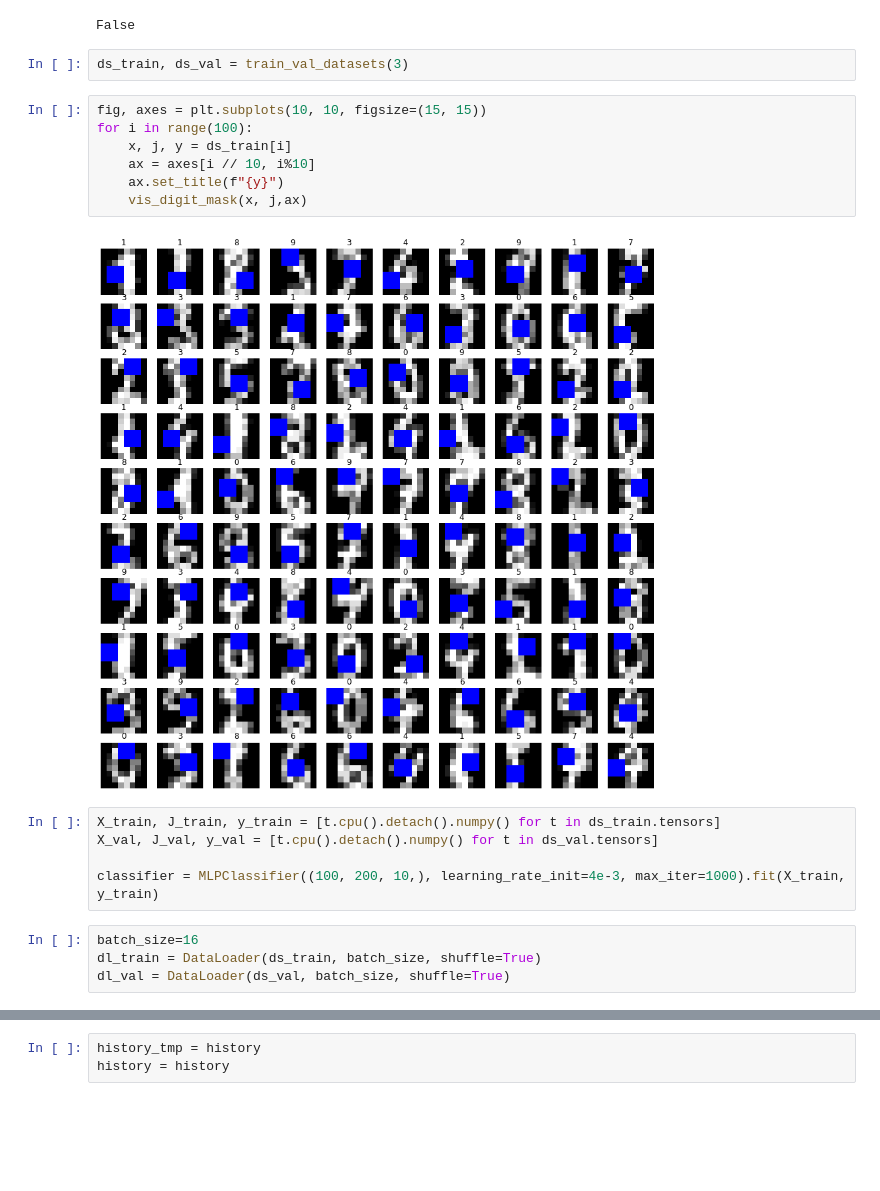
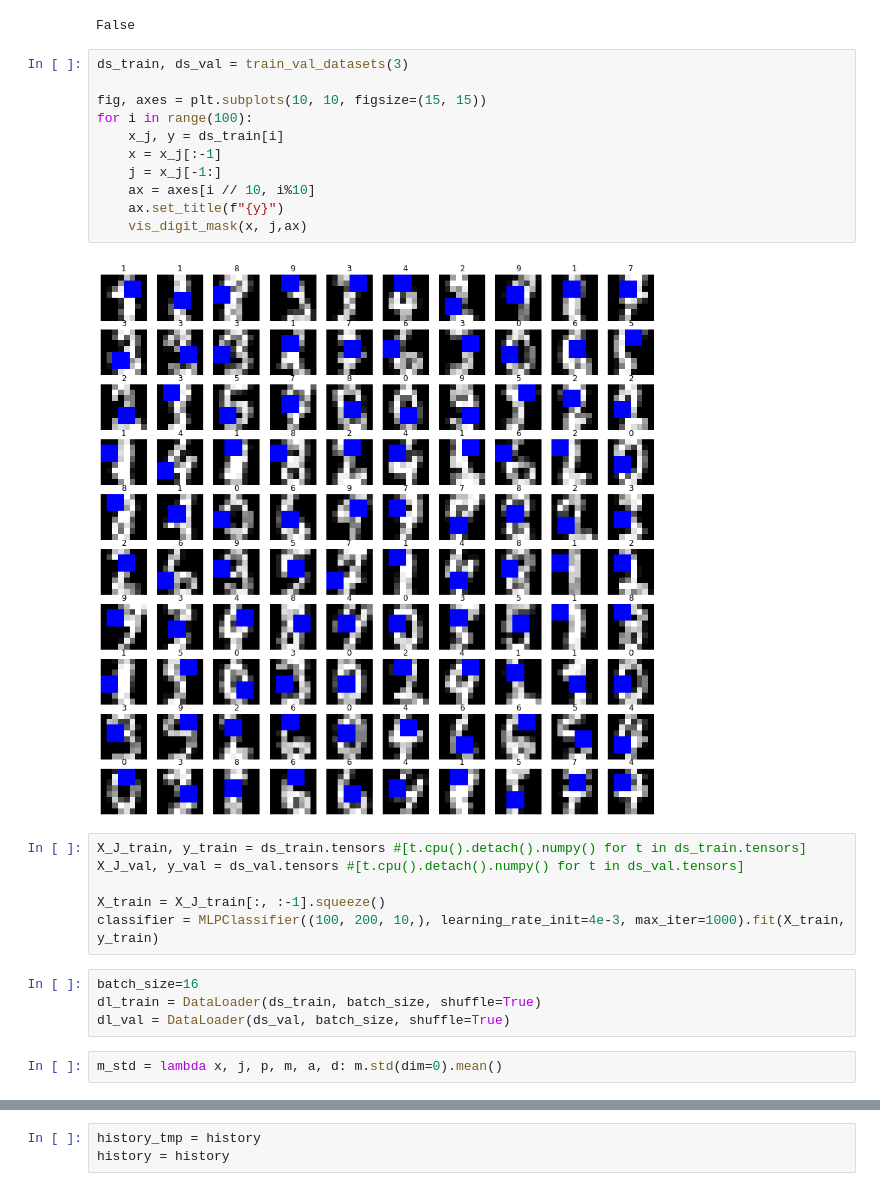
Before and after one commit to mprzewie/dmfa_inpainting, a Jupyter notebook: notebooks/digits_experiment.ipynb, the cells around one changed output, grey strips where cells are left out. Cells and saved outputs as stored; diff of their text form; blank space fills up the shorter version.

```diff
--- a/notebooks/digits_experiment.ipynb
+++ b/notebooks/digits_experiment.ipynb
@@ -35,24 +35,29 @@ from inpainting.utils import classifier_experiment, inpainted
 torch.cuda.is_available()
 # %% [output]
 False
-# %%
-ds_train, ds_val = train_val_datasets(3)
 # %%
+ds_train, ds_val = train_val_datasets(3)
+
 fig, axes = plt.subplots(10, 10, figsize=(15, 15))
 for i in range(100):
-    x, j, y = ds_train[i]
+    x_j, y = ds_train[i]
+    x = x_j[:-1]
+    j = x_j[-1:]
     ax = axes[i // 10, i%10]
     ax.set_title(f"{y}")
     vis_digit_mask(x, j,ax)
 # %% [output]
-[figure, old version]
+[figure, new version]
 # %%
-X_train, J_train, y_train = [t.cpu().detach().numpy() for t in ds_train.tensors]
-X_val, J_val, y_val = [t.cpu().detach().numpy() for t in ds_val.tensors]
+X_J_train, y_train = ds_train.tensors #[t.cpu().detach().numpy() for t in ds_train.tensors]
+X_J_val, y_val = ds_val.tensors #[t.cpu().detach().numpy() for t in ds_val.tensors]
 
+X_train = X_J_train[:, :-1].squeeze()
 classifier = MLPClassifier((100, 200, 10,), learning_rate_init=4e-3, max_iter=1000).fit(X_train, y_train)
 # %%
 batch_size=16
 dl_train = DataLoader(ds_train, batch_size, shuffle=True)
 dl_val = DataLoader(ds_val, batch_size, shuffle=True)
+# %%
+m_std = lambda x, j, p, m, a, d: m.std(dim=0).mean()
 # %%
```
Also changed, not shown: parts of 4 cells of this notebook, 4 other files.
